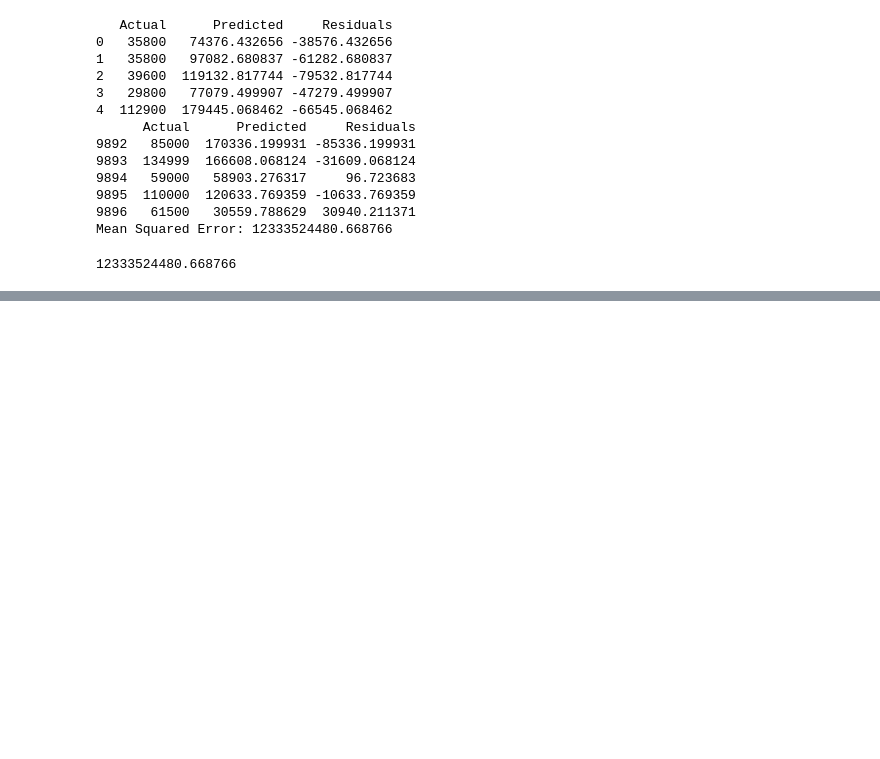
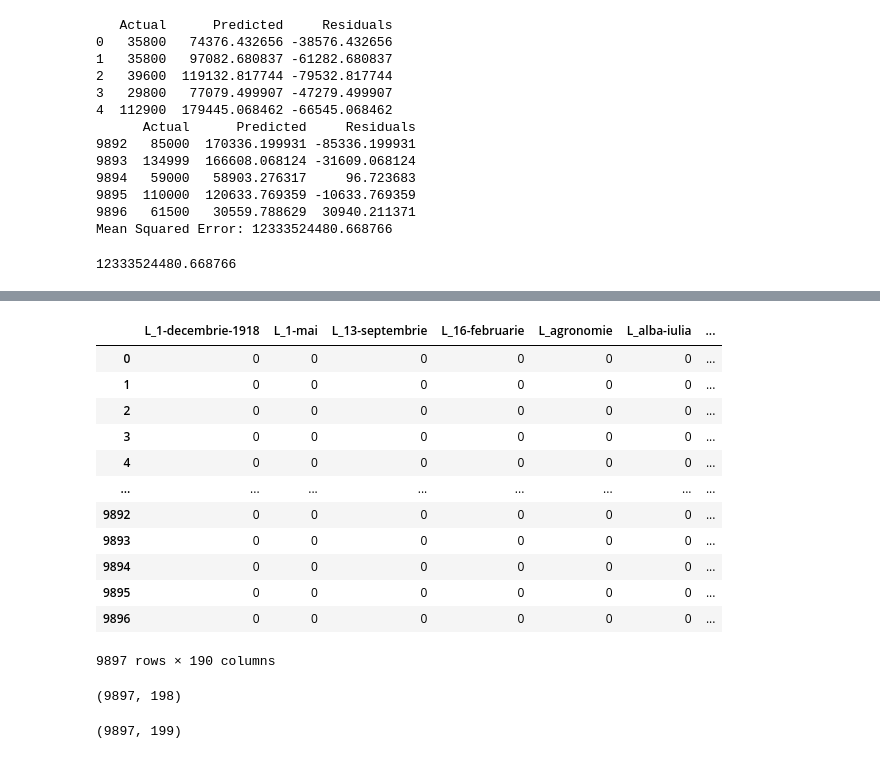
Before and after one commit to Ratio1/DS101-2025, a Jupyter notebook: scripts/hands-on-1.ipynb, the cells around one changed output, grey strips where cells are left out. Drawn from its saved outputs; the diff is of its cells as text; code cells hidden in the pictures; blank space fills up the shorter version.

```diff
--- a/scripts/hands-on-1.ipynb
+++ b/scripts/hands-on-1.ipynb
@@ -293,0 +383,3 @@ Mean Squared Error: 12333524480.668766
+# %%
+df['Location'] = df["WebPage"].apply(lambda x: x.split('/')[5])
+df['Location']
@@ -293,0 +399,28 @@ Mean Squared Error: 12333524480.668766
+# %%
+df_new = pd.get_dummies(df['Location'], prefix="L", columns=['Location'], dtype=np.uint8)
+df_new
+# %% [output]
+|  | L_1-decembrie-1918 | L_1-mai | L_13-septembrie | L_16-februarie | L_agronomie | L_alba-iulia | ... |
+| 0 | 0 | 0 | 0 | 0 | 0 | 0 | ... |
+| 1 | 0 | 0 | 0 | 0 | 0 | 0 | ... |
+| 2 | 0 | 0 | 0 | 0 | 0 | 0 | ... |
+| 3 | 0 | 0 | 0 | 0 | 0 | 0 | ... |
+| 4 | 0 | 0 | 0 | 0 | 0 | 0 | ... |
+| ... | ... | ... | ... | ... | ... | ... | ... |
+| 9892 | 0 | 0 | 0 | 0 | 0 | 0 | ... |
+| 9893 | 0 | 0 | 0 | 0 | 0 | 0 | ... |
+| 9894 | 0 | 0 | 0 | 0 | 0 | 0 | ... |
+| 9895 | 0 | 0 | 0 | 0 | 0 | 0 | ... |
+| 9896 | 0 | 0 | 0 | 0 | 0 | 0 | ... |
+9897 rows × 190 columns
+# %%
+np_loc = df_new.values
+np_X_n_l = np.concatenate((np_X_n, np_loc), axis=1)
+np_X_n_l.shape
+# %% [output]
+(9897, 198)
+# %%
+np_X_n_l_b = np.concatenate((np_X_n_l, np.ones((np_X_n.shape[0], 1))), axis=1)
+np_X_n_l_b.shape
+# %% [output]
+(9897, 199)
```
Also changed, not shown: parts of 16 cells of this notebook, 2 other files.
